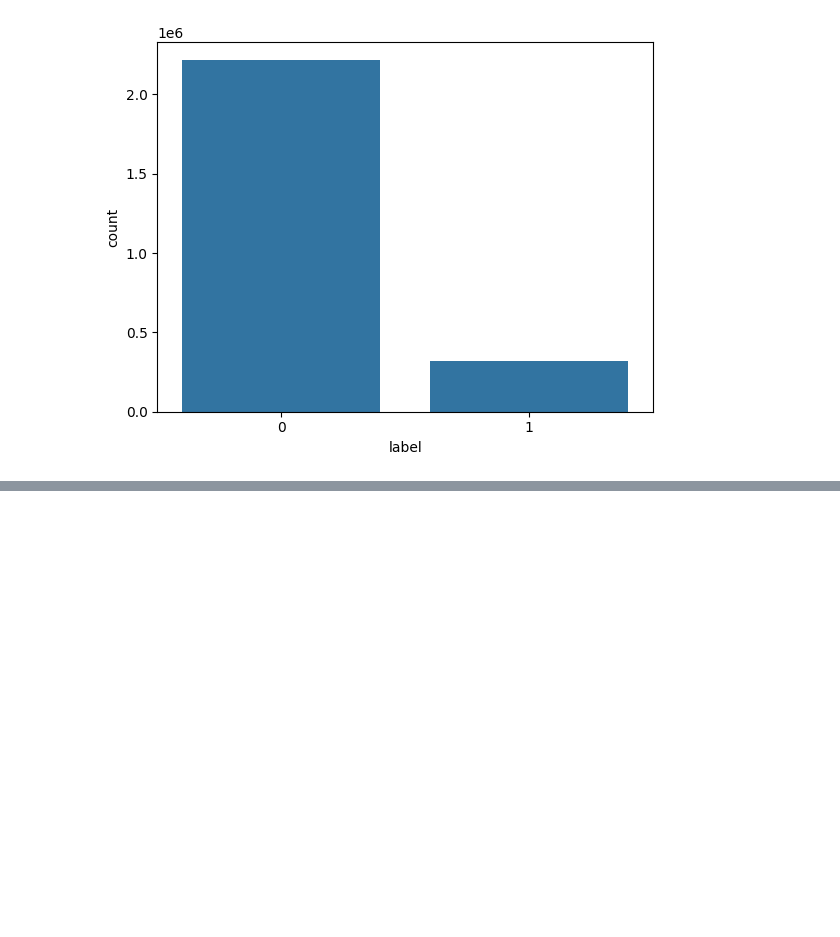
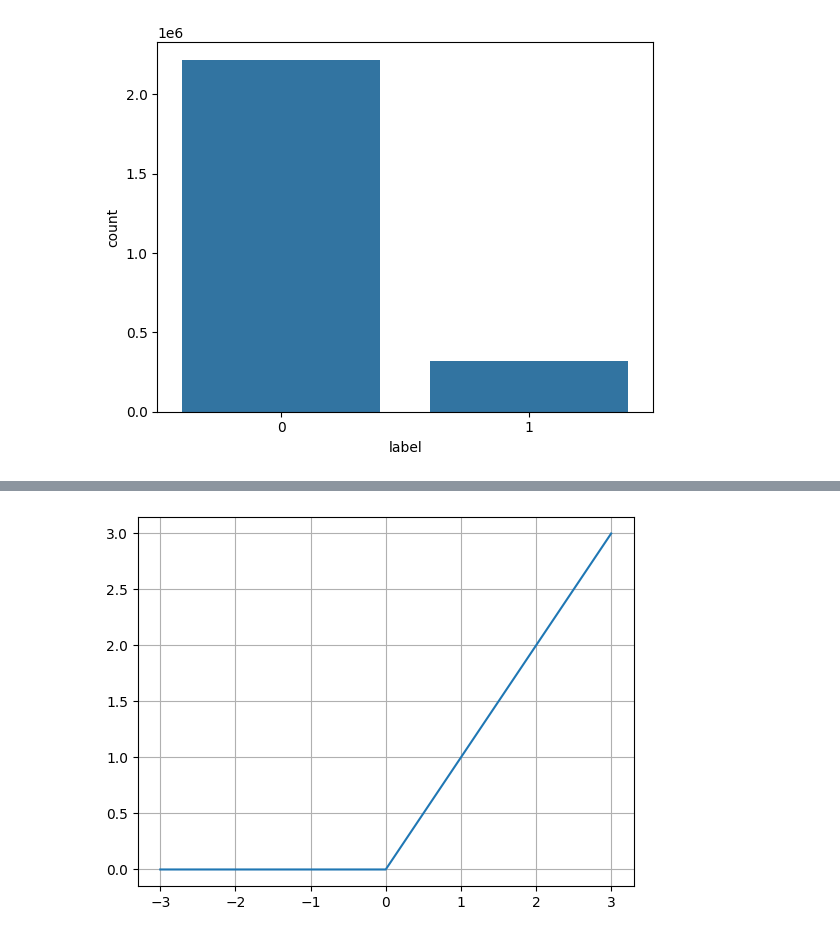
Before and after one commit to fred65804-oss/Anomaly_Detection_Cloned, a Jupyter notebook: Rough_Work.ipynb, the cells around one changed output, grey strips where cells are left out. Cells and saved outputs as stored; diff of their text form; code cells hidden in the pictures; blank space fills up the shorter version.

```diff
--- a/Rough_Work.ipynb
+++ b/Rough_Work.ipynb
@@ -67,0 +161,8 @@ plt.show()
+# %%
+x = [-3,-2,-1,0,1,2,3]
+
+y = [relu(z) for z in x]
+
+g = list(y)
+
+g
@@ -67,0 +177,9 @@ plt.show()
+# %%
+import matplotlib.pyplot as plt
+import seaborn as sns
+
+sns.lineplot(x = x, y = g)
+plt.grid(True)
+plt.show()
+# %% [output]
+[figure, added]
```
Also changed, not shown: parts of 12 cells of this notebook, 23 other files.
